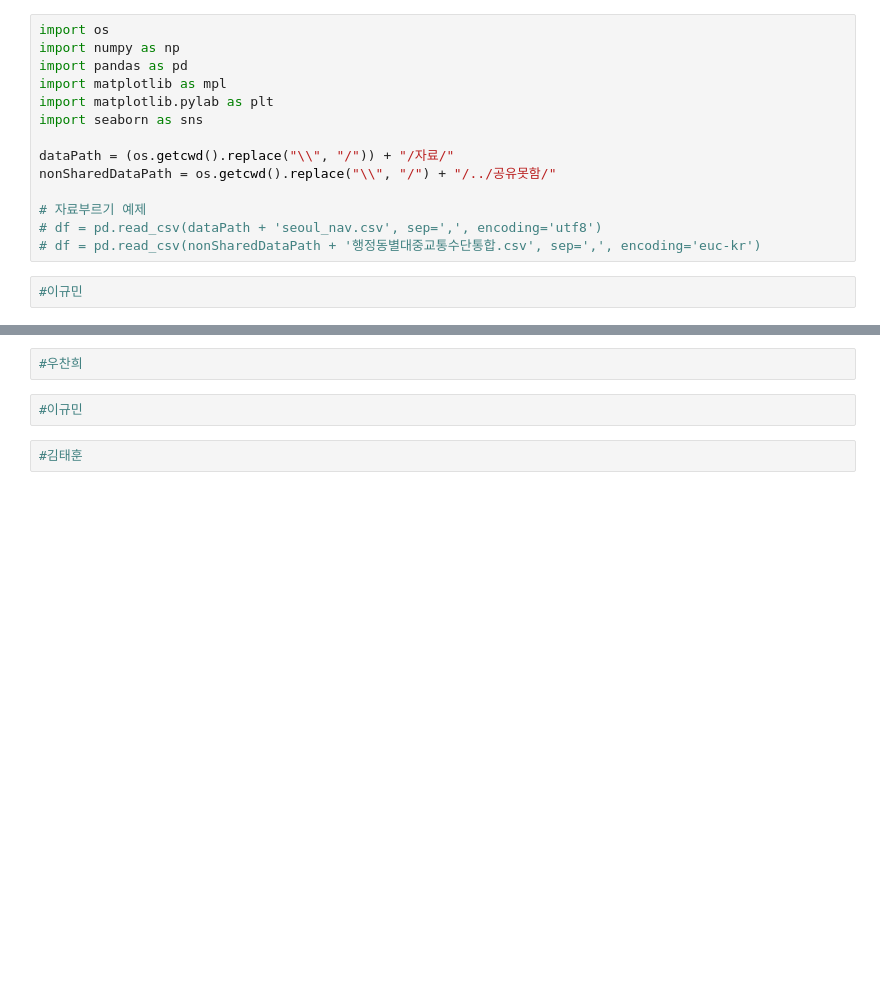
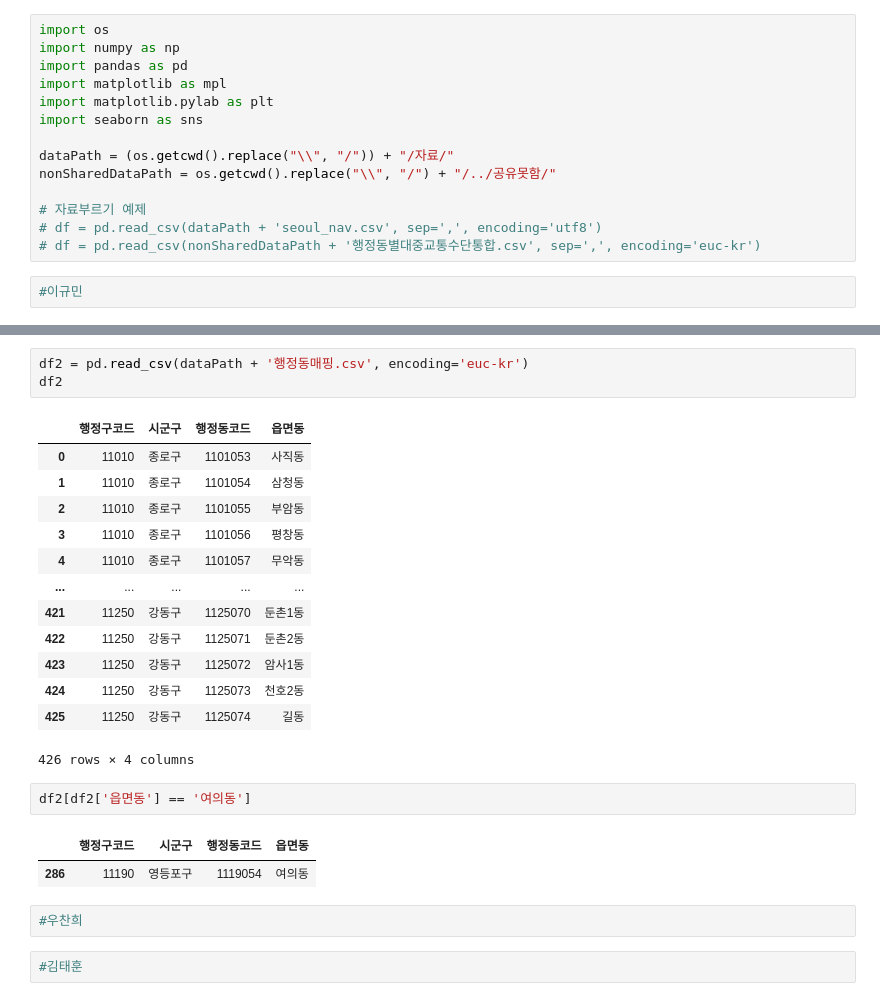
Before and after one commit to dbsrall59/three, a Jupyter notebook: 3조_시각화.ipynb, the cells around one changed output, grey strips where cells are left out. Drawn from its saved outputs; the diff is of its cells as text; blank space fills up the shorter version.

```diff
--- a/3조_시각화.ipynb
+++ b/3조_시각화.ipynb
@@ -240,7 +34,27 @@ navDF
+# %%
+df2 = pd.read_csv(dataPath + '행정동매핑.csv', encoding='euc-kr')
+df2
+# %% [output]
+|  | 행정구코드 | 시군구 | 행정동코드 | 읍면동 |
+| 0 | 11010 | 종로구 | 1101053 | 사직동 |
+| 1 | 11010 | 종로구 | 1101054 | 삼청동 |
+| 2 | 11010 | 종로구 | 1101055 | 부암동 |
+| 3 | 11010 | 종로구 | 1101056 | 평창동 |
+| 4 | 11010 | 종로구 | 1101057 | 무악동 |
+| ... | ... | ... | ... | ... |
+| 421 | 11250 | 강동구 | 1125070 | 둔촌1동 |
+| 422 | 11250 | 강동구 | 1125071 | 둔촌2동 |
+| 423 | 11250 | 강동구 | 1125072 | 암사1동 |
+| 424 | 11250 | 강동구 | 1125073 | 천호2동 |
+| 425 | 11250 | 강동구 | 1125074 | 길동 |
+426 rows × 4 columns
+# %%
+df2[df2['읍면동'] == '여의동']
+# %% [output]
+|  | 행정구코드 | 시군구 | 행정동코드 | 읍면동 |
+| 286 | 11190 | 영등포구 | 1119054 | 여의동 |
 # %%
 #우찬희
-# %%
-#이규민
 # %%
 #김태훈
 # %%
```
Also changed, not shown: parts of 16 cells of this notebook, 2 other files.
